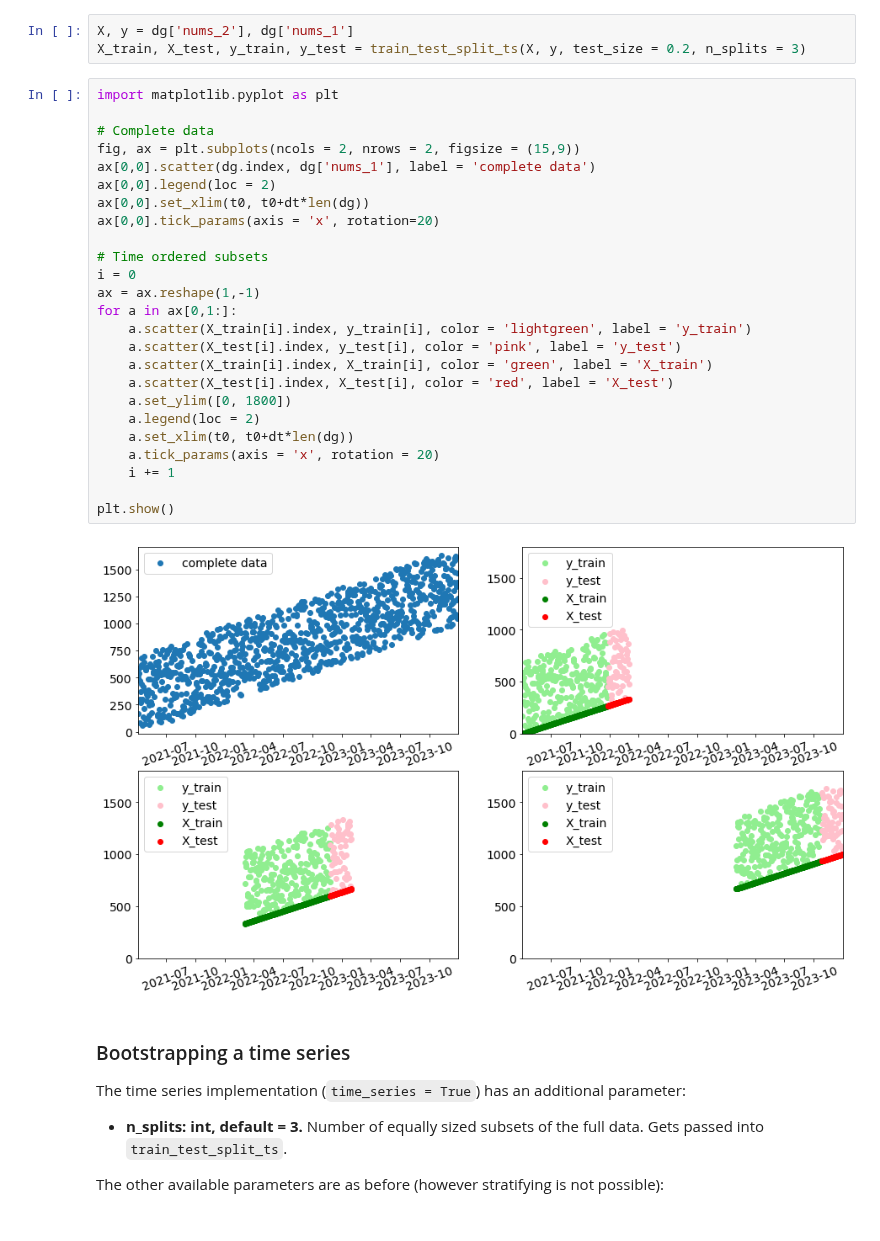
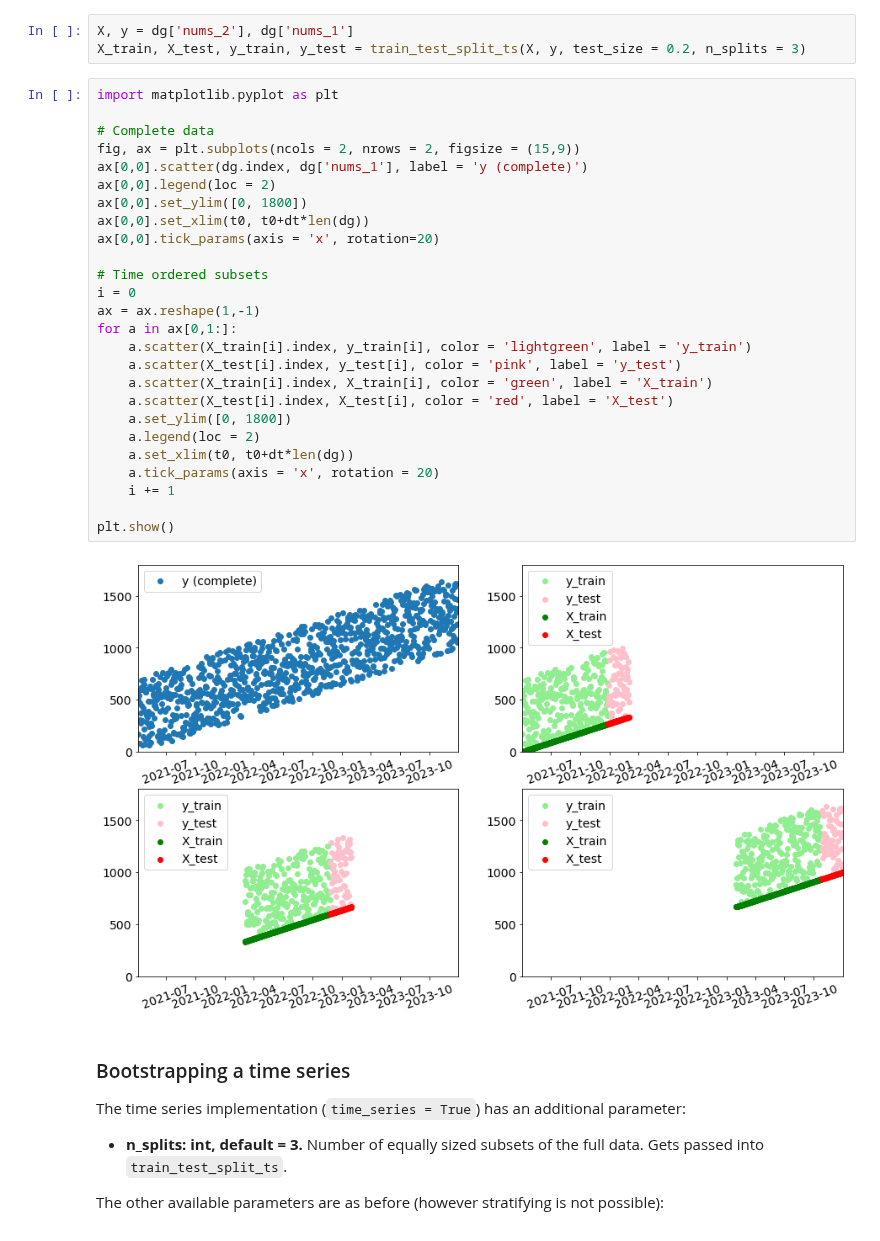
Before and after one commit to ttmarkka/mlbootstrap, a Jupyter notebook: BE_example.ipynb, the cells around one changed output. Cells and saved outputs as stored; diff of their text form.

```diff
--- a/BE_example.ipynb
+++ b/BE_example.ipynb
@@ -153,30 +153,31 @@ X_train, X_test, y_train, y_test = train_test_split_ts(X, y, test_size = 0.2, n_
 # %%
 import matplotlib.pyplot as plt
 
 # Complete data
 fig, ax = plt.subplots(ncols = 2, nrows = 2, figsize = (15,9))
-ax[0,0].scatter(dg.index, dg['nums_1'], label = 'complete data')
+ax[0,0].scatter(dg.index, dg['nums_1'], label = 'y (complete)')
 ax[0,0].legend(loc = 2)
+ax[0,0].set_ylim([0, 1800])
 ax[0,0].set_xlim(t0, t0+dt*len(dg))
 ax[0,0].tick_params(axis = 'x', rotation=20)
 
 # Time ordered subsets
 i = 0
 ax = ax.reshape(1,-1)
 for a in ax[0,1:]:
     a.scatter(X_train[i].index, y_train[i], color = 'lightgreen', label = 'y_train')
     a.scatter(X_test[i].index, y_test[i], color = 'pink', label = 'y_test')
     a.scatter(X_train[i].index, X_train[i], color = 'green', label = 'X_train')
     a.scatter(X_test[i].index, X_test[i], color = 'red', label = 'X_test')
     a.set_ylim([0, 1800])
     a.legend(loc = 2)
     a.set_xlim(t0, t0+dt*len(dg))
     a.tick_params(axis = 'x', rotation = 20)
     i += 1
 
 plt.show()
 # %% [output]
-[figure, old version]
+[figure, new version]
 # %% [markdown]
 ### Bootstrapping a time series
 The time series implementation (`time_series = True`) has an additional parameter:
```
Also changed, not shown: parts of 2 cells of this notebook.
